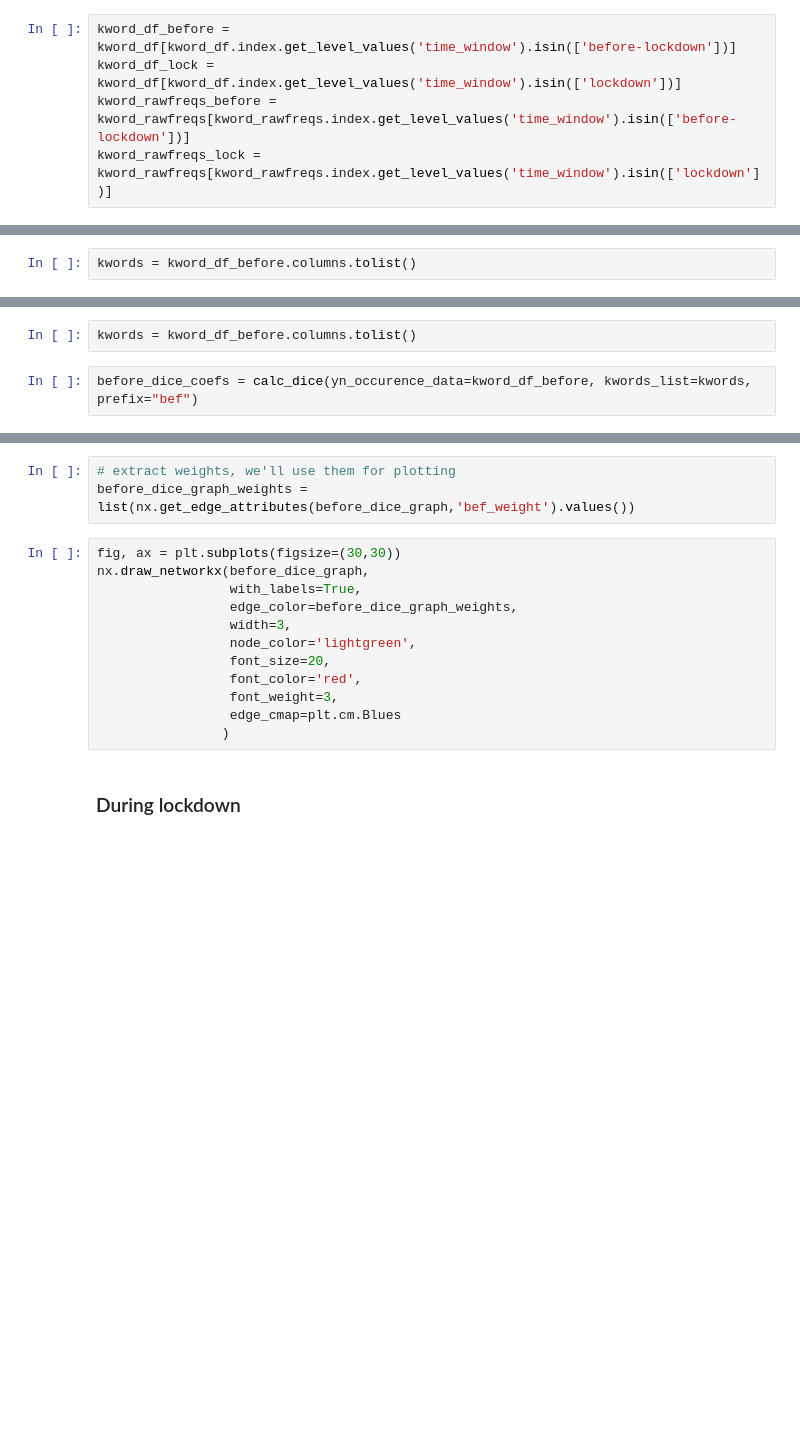
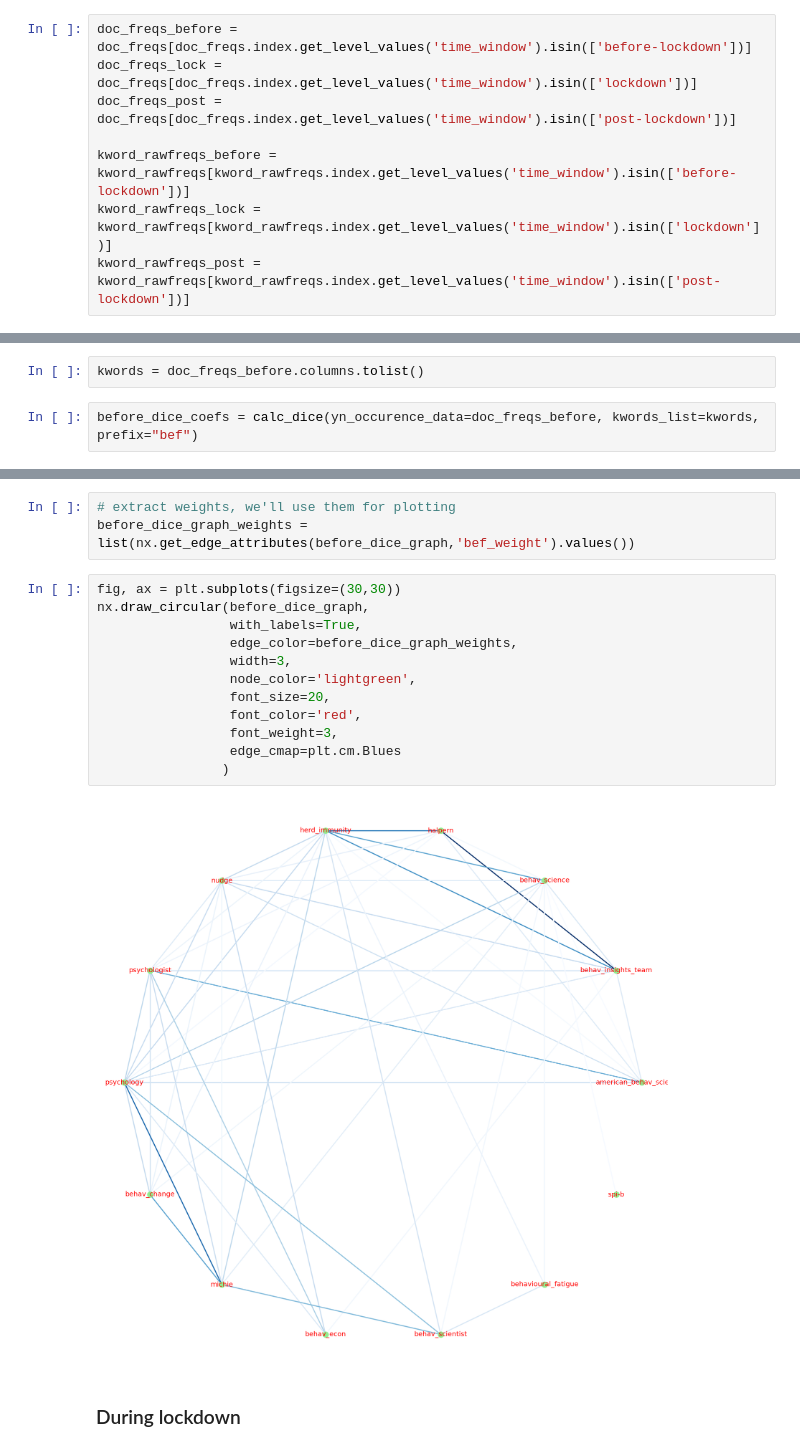
Before and after one commit to exfalsoquodlibet/behavioural-sci-perception, a Jupyter notebook: notebooks/news_media/keywords-co-occurrence-across-time.ipynb, the cells around one changed output, grey strips where cells are left out. Saved outputs shown, nothing was run; the diff lists cells and outputs as text; blank space fills up the shorter version.

Commit message:
updated analysis in notebooks/news_media/keywords-co-occurrence-across-time.ipynb

```diff
--- a/notebooks/news_media/keywords-co-occurrence-across-time.ipynb
+++ b/notebooks/news_media/keywords-co-occurrence-across-time.ipynb
@@ -275,7 +378,10 @@ kword_rawfreqs.drop(['irrational_econ', 'behav_policy'], inplace=True, axis=1)
 # %% [markdown]
 ## Separate before-lockdown vs lockdown data
 # %%
-kword_df_before = kword_df[kword_df.index.get_level_values('time_window').isin(['before-lockdown'])]
-kword_df_lock = kword_df[kword_df.index.get_level_values('time_window').isin(['lockdown'])]
+doc_freqs_before = doc_freqs[doc_freqs.index.get_level_values('time_window').isin(['before-lockdown'])]
+doc_freqs_lock = doc_freqs[doc_freqs.index.get_level_values('time_window').isin(['lockdown'])]
+doc_freqs_post = doc_freqs[doc_freqs.index.get_level_values('time_window').isin(['post-lockdown'])]
+
 kword_rawfreqs_before = kword_rawfreqs[kword_rawfreqs.index.get_level_values('time_window').isin(['before-lockdown'])]
 kword_rawfreqs_lock = kword_rawfreqs[kword_rawfreqs.index.get_level_values('time_window').isin(['lockdown'])]
+kword_rawfreqs_post = kword_rawfreqs[kword_rawfreqs.index.get_level_values('time_window').isin(['post-lockdown'])]
@@ -327,2 +387,0 @@ def calc_simpson(yn_occurence_data, kwords_list, prefix=""):
-# %%
-kwords = kword_df_before.columns.tolist()
@@ -474,7 +431,7 @@ def calc_dice(yn_occurence_data, kwords_list, prefix=""):
 
     return dices_df
 # %%
-kwords = kword_df_before.columns.tolist()
+kwords = doc_freqs_before.columns.tolist()
 # %%
-before_dice_coefs = calc_dice(yn_occurence_data=kword_df_before, kwords_list=kwords, prefix="bef")
+before_dice_coefs = calc_dice(yn_occurence_data=doc_freqs_before, kwords_list=kwords, prefix="bef")
 # %%
@@ -536,16 +699,18 @@ print(nx.to_dict_of_dicts(before_dice_graph).get('michie'))
 before_dice_graph_weights = list(nx.get_edge_attributes(before_dice_graph,'bef_weight').values())
 # %%
 fig, ax = plt.subplots(figsize=(30,30))
-nx.draw_networkx(before_dice_graph,
+nx.draw_circular(before_dice_graph,
                  with_labels=True,
                  edge_color=before_dice_graph_weights,
                  width=3,
                  node_color='lightgreen',
                  font_size=20,
                  font_color='red',
                  font_weight=3,
                  edge_cmap=plt.cm.Blues
                 )
+# %% [output]
+[figure, added]
 # %% [markdown]
 ### During lockdown
 # %%
```
Also changed, not shown: parts of 159 cells of this notebook.
